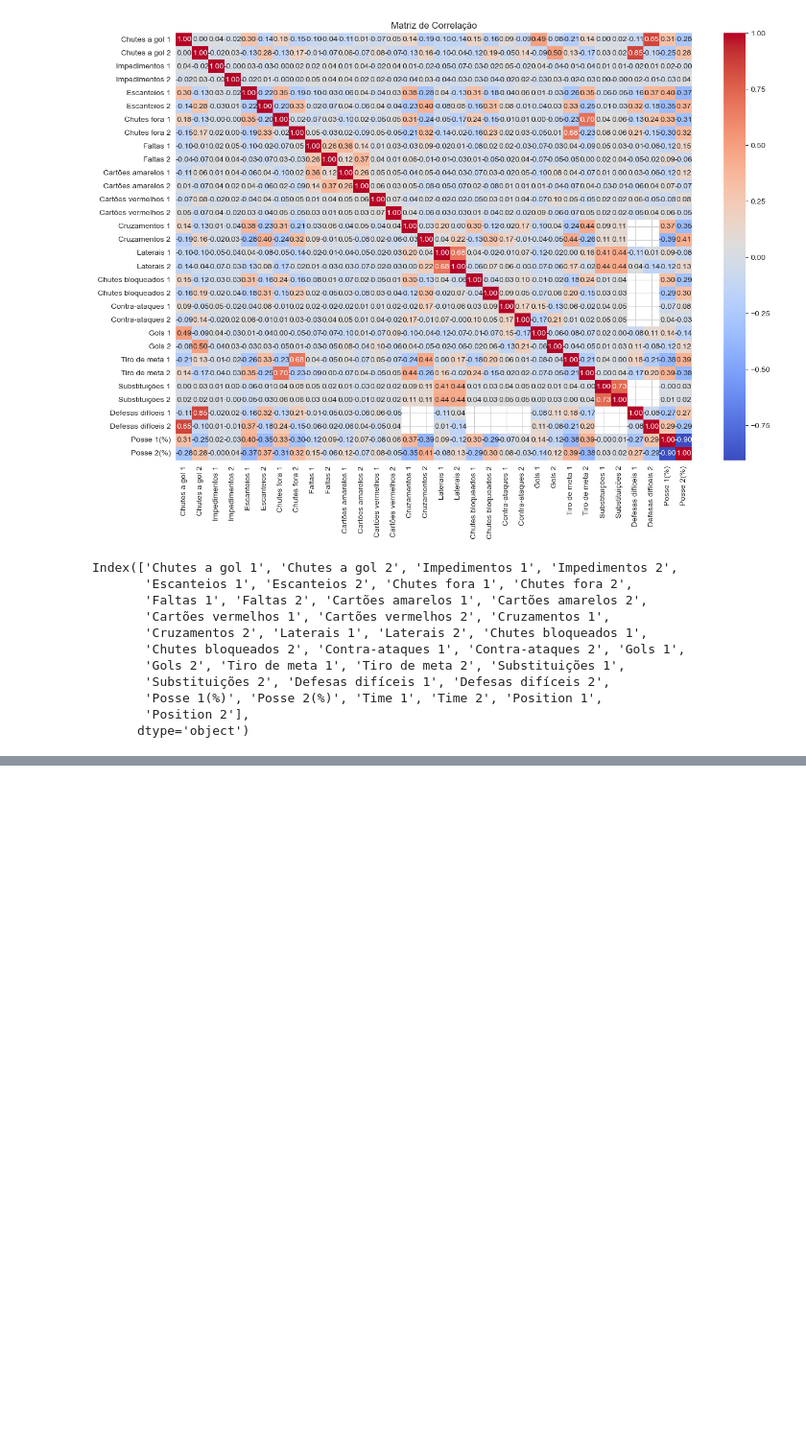
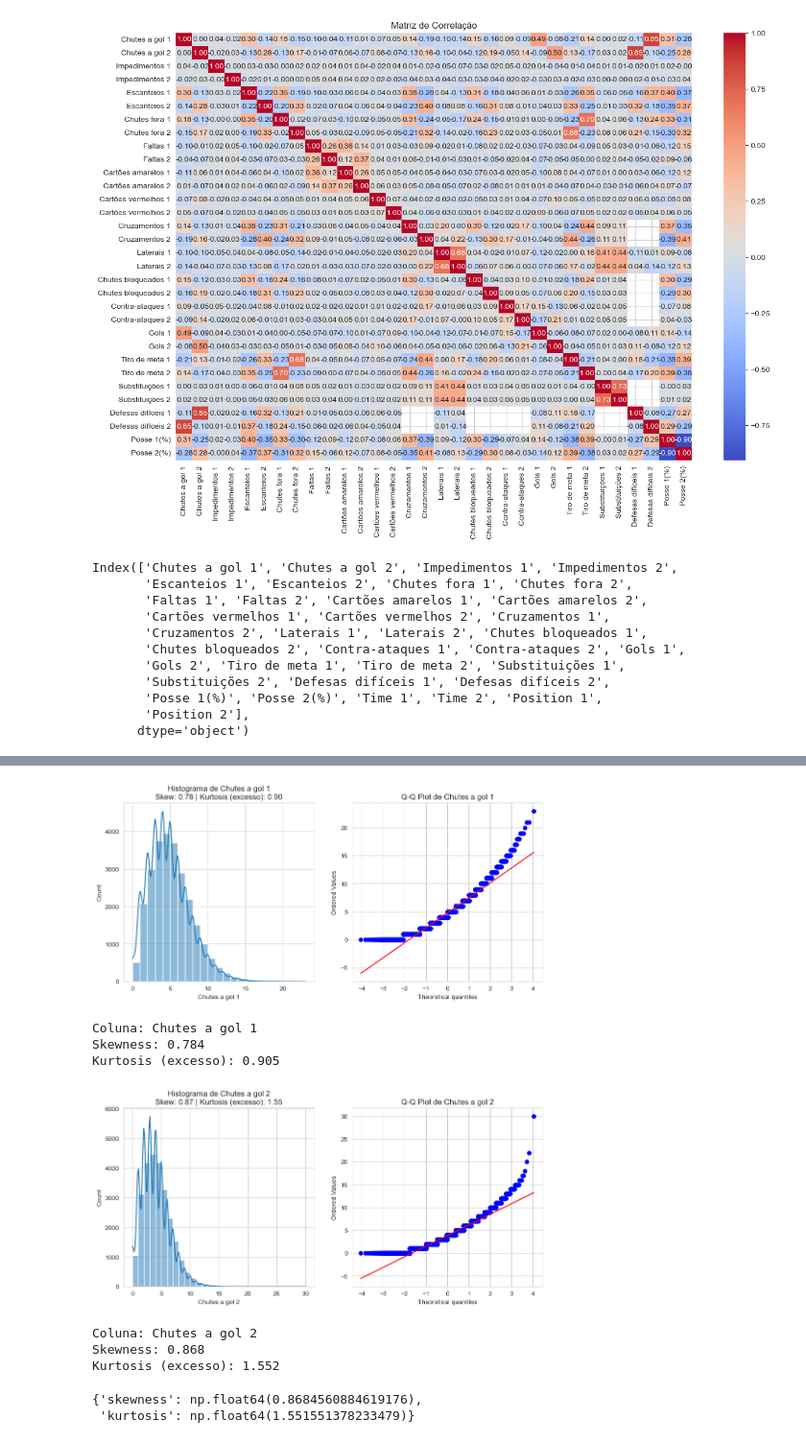
Before and after one commit to joaaosc/PS-2025.1-Oscar, a Jupyter notebook: Lidando com os NaN's.ipynb, the cells around one changed output, grey strips where cells are left out. Shown at 96% size. Cells and saved outputs as stored; diff of their text form; code cells hidden in the pictures; blank space fills up the shorter version.

```diff
--- a/Lidando com os NaN's.ipynb
+++ b/Lidando com os NaN's.ipynb
@@ -187,0 +153,20 @@ Kurtosis (excesso): 0.070
+# %%
+# Vamos continuar com as colunas Faltas 1, Faltas 2, Chutes Fora 1, Chutes Fora 2, Escanteios 1, Escanteios 2, Chutes a gol 1, Chutes a gol 2
+colunas_avaliar = ['Chutes a gol 1', 'Chutes a gol 2', 'Impedimentos 1', 'Impedimentos 2',
+                   'Escanteios 1', 'Escanteios 2', 'Chutes fora 1', 'Chutes fora 2',
+                   'Faltas 1', 'Faltas 2' ]
+
+# Chutes a gol 1/2
+AnaliseExploratoria_functions.evaluate_distribution(df, colunas_avaliar[0], bins = 23)
+AnaliseExploratoria_functions.evaluate_distribution(df, colunas_avaliar[1], bins = 30)
+# %% [output]
+[figure, added]
+Coluna: Chutes a gol 1
+Skewness: 0.784
+Kurtosis (excesso): 0.905
+[figure, added]
+Coluna: Chutes a gol 2
+Skewness: 0.868
+Kurtosis (excesso): 1.552
+{'skewness': np.float64(0.8684560884619176),
+ 'kurtosis': np.float64(1.551551378233479)}
```
Also changed, not shown: parts of 11 cells of this notebook.
